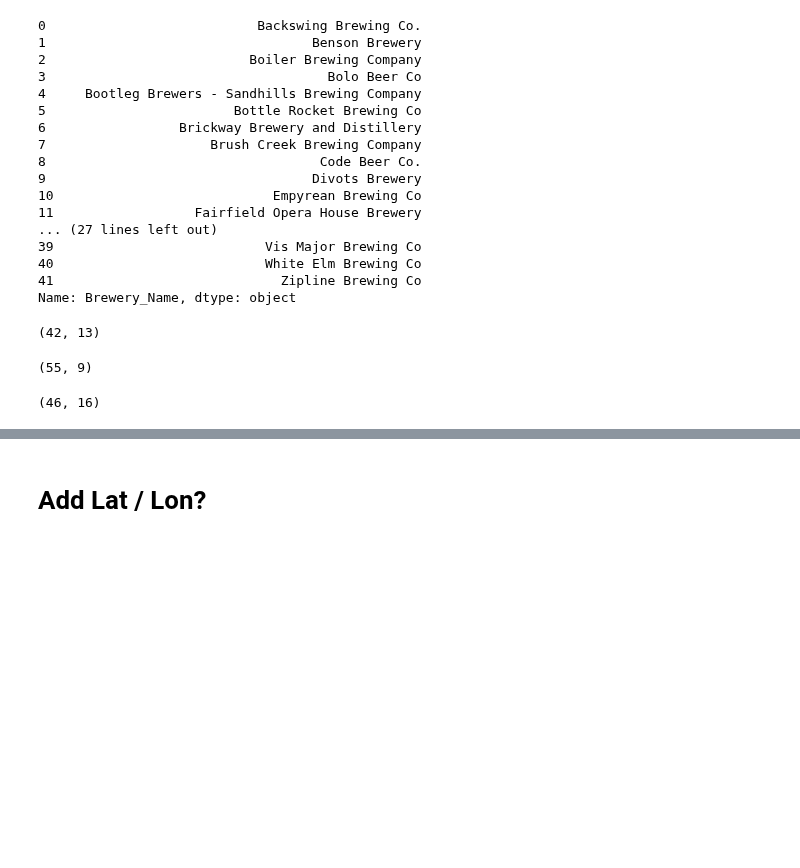
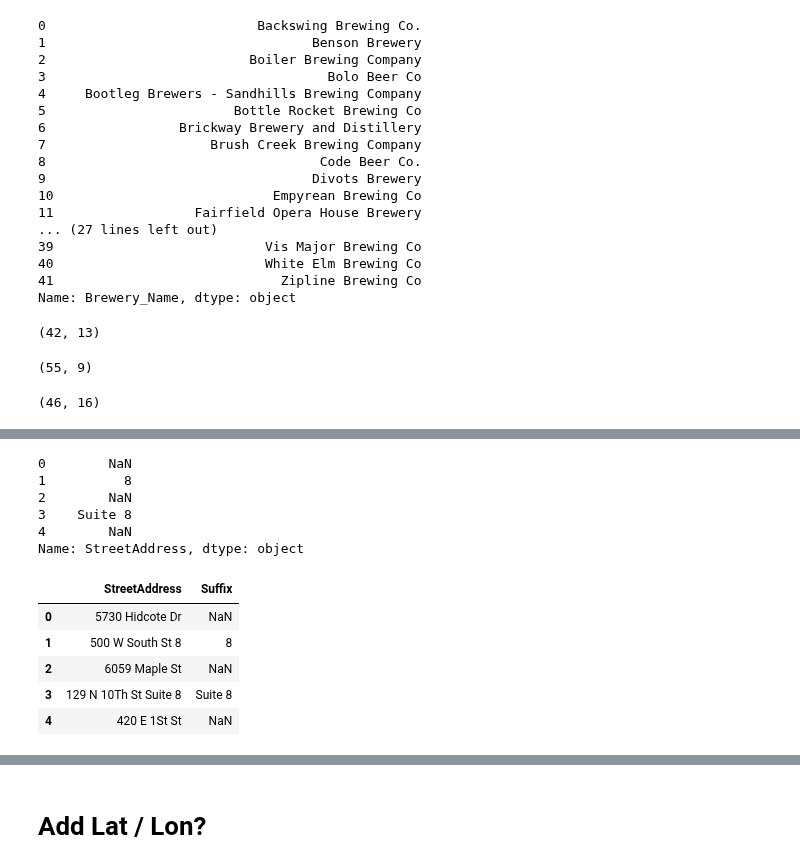
Before and after one commit to ScottBreitbach/DSC540, a Jupyter notebook: Final Project/DBTest1.ipynb, the cells around one changed output, grey strips where cells are left out. Saved outputs shown, nothing was run; the diff lists cells and outputs as text; code cells hidden in the pictures; blank space fills up the shorter version.

```diff
--- a/Final Project/DBTest1.ipynb
+++ b/Final Project/DBTest1.ipynb
@@ -821,0 +875,14 @@ apiData.shape
+# %%
+testDF = apiData.copy()
+# %%
+standardizeAddress(testDF, 'StreetAddress')
+testDF.StreetAddress.head()
+# %% [output]
+0        NaN
+1          8
+2        NaN
+3    Suite 8
+4        NaN
+Name: StreetAddress, dtype: object
+# %%
+df = pd.DataFrame()
@@ -821,0 +895,9 @@ apiData.shape
+# %%
+df.head()
+# %% [output]
+|  | StreetAddress | Suffix |
+| 0 | 5730 Hidcote Dr | NaN |
+| 1 | 500 W South St 8 | 8 |
+| 2 | 6059 Maple St | NaN |
+| 3 | 129 N 10Th St Suite 8 | Suite 8 |
+| 4 | 420 E 1St St | NaN |
```
Also changed, not shown: parts of 82 cells of this notebook, 3 other files.
